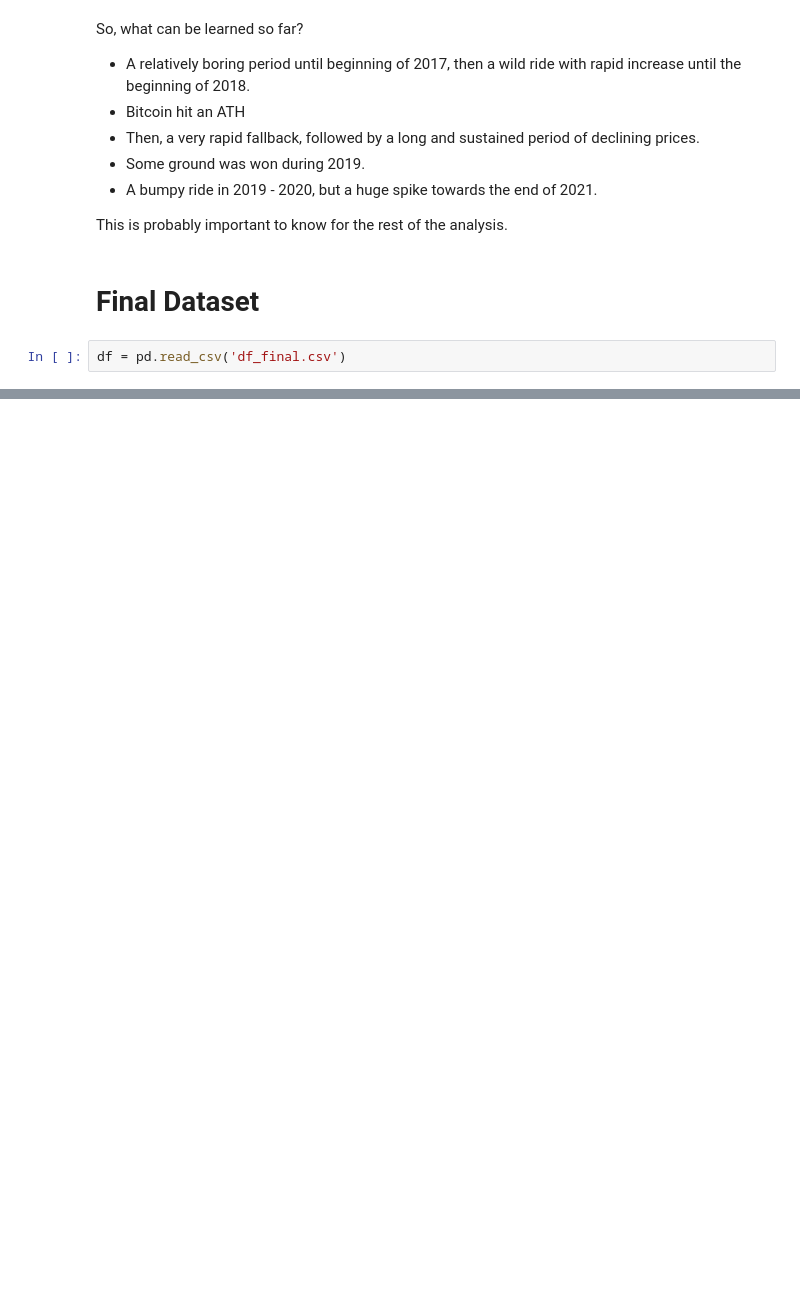
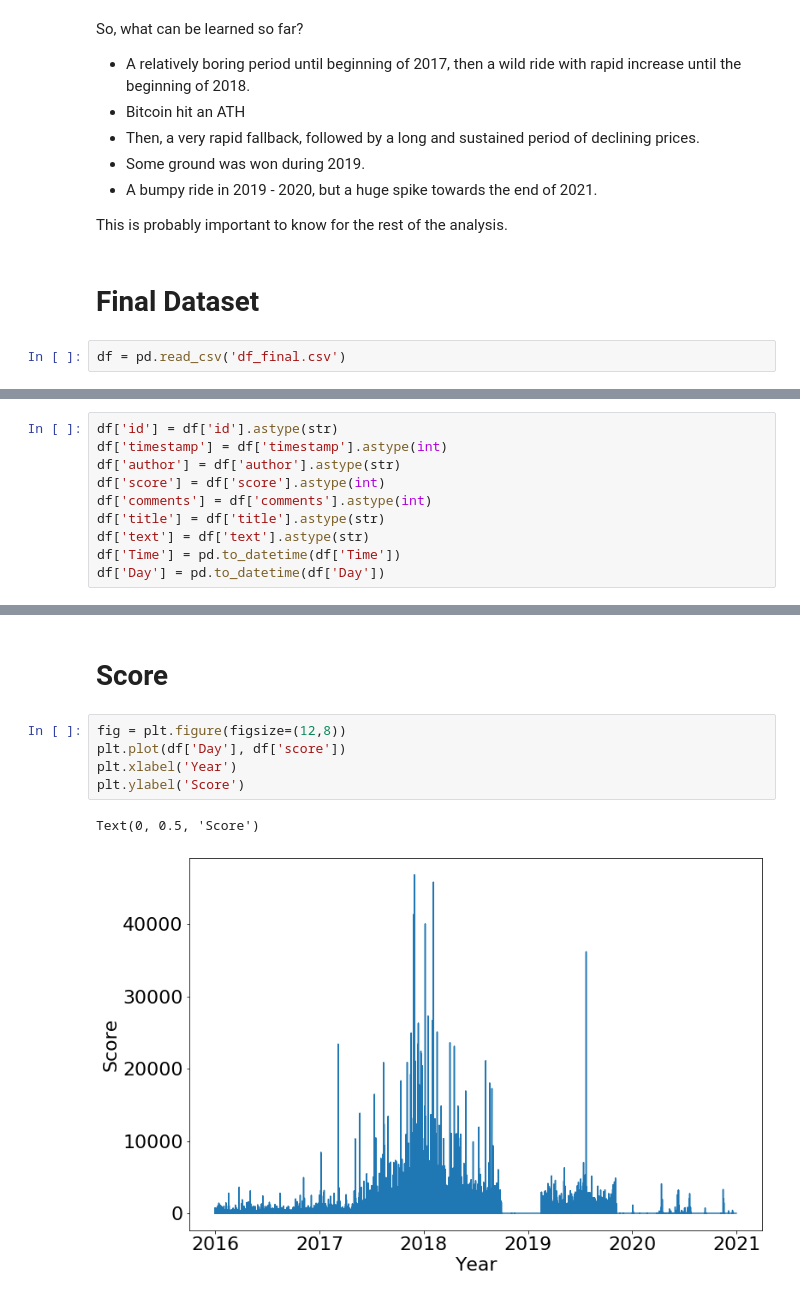
Before and after one commit to jasperschroeder/BigDataClass, a Jupyter notebook: EDA (1 of 2).ipynb, the cells around one changed output, grey strips where cells are left out. Drawn from its saved outputs; the diff is of its cells as text; blank space fills up the shorter version.

```diff
--- a/EDA (1 of 2).ipynb
+++ b/EDA (1 of 2).ipynb
@@ -57 +76,11 @@ df
 574623 rows × 9 columns
+# %%
+df['id'] = df['id'].astype(str)
+df['timestamp'] = df['timestamp'].astype(int)
+df['author'] = df['author'].astype(str)
+df['score'] = df['score'].astype(int)
+df['comments'] = df['comments'].astype(int)
+df['title'] = df['title'].astype(str)
+df['text'] = df['text'].astype(str)
+df['Time'] = pd.to_datetime(df['Time'])
+df['Day'] = pd.to_datetime(df['Day'])
@@ -57,0 +103,10 @@ df
+# %% [markdown]
+# Score
+# %%
+fig = plt.figure(figsize=(12,8))
+plt.plot(df['Day'], df['score'])
+plt.xlabel('Year')
+plt.ylabel('Score')
+# %% [output]
+Text(0, 0.5, 'Score')
+[figure, added]
```
Also changed, not shown: parts of 41 cells of this notebook, 4 other files.
